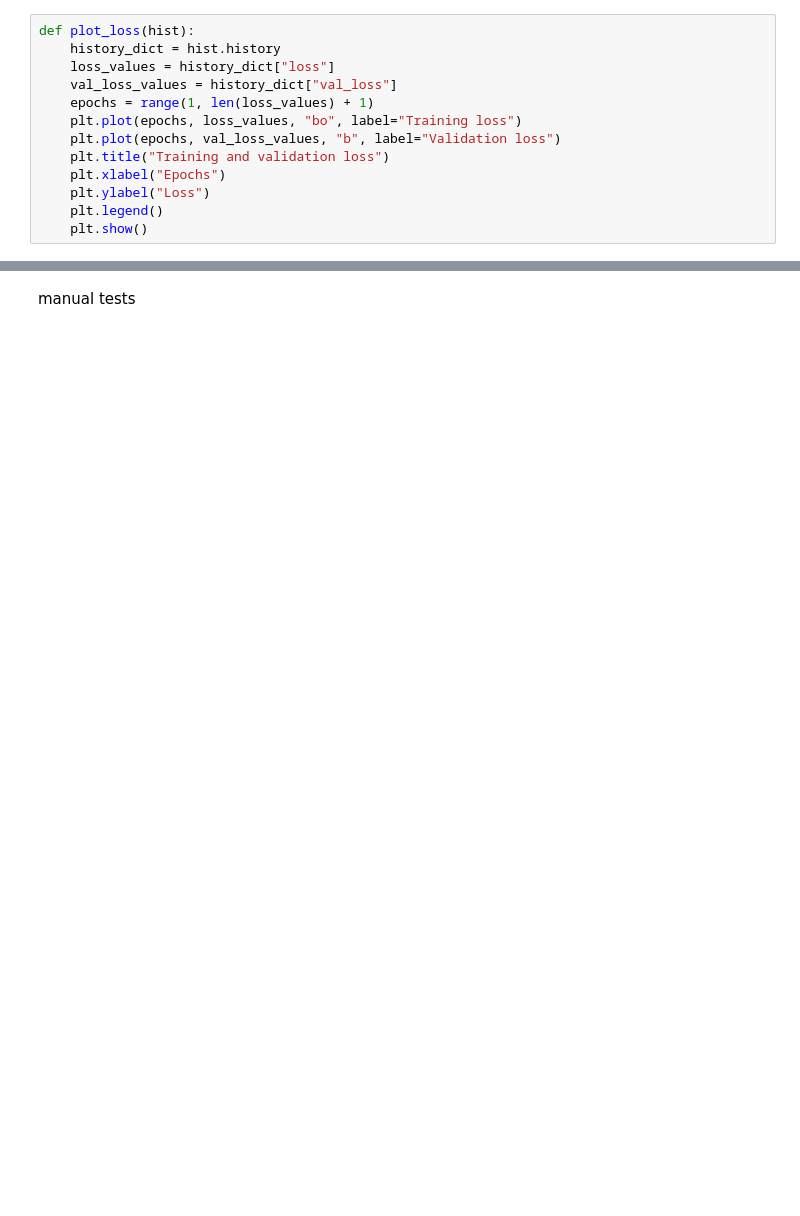
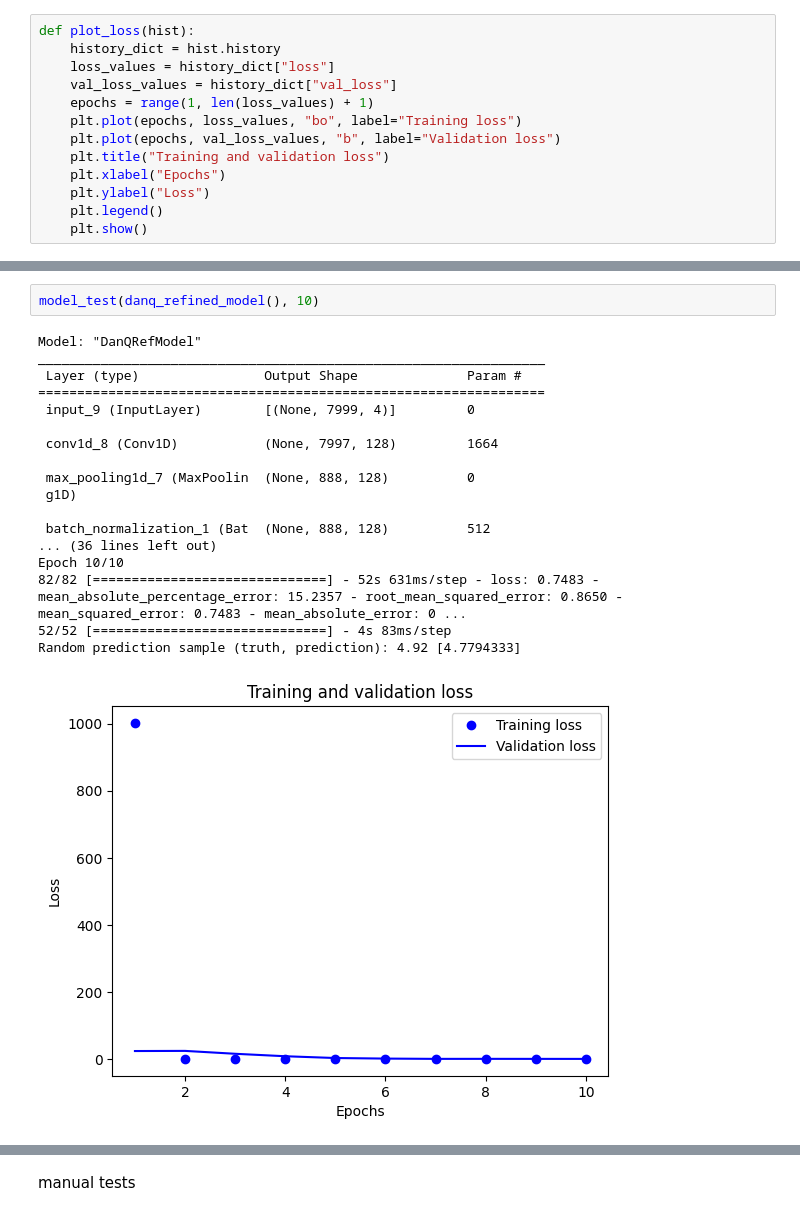
Before and after one commit to bleuchien/PTR-augur, a Jupyter notebook: notebooks/neuralnet.ipynb, the cells around one changed output, grey strips where cells are left out. Saved outputs shown, nothing was run; the diff lists cells and outputs as text; blank space fills up the shorter version.

```diff
--- a/notebooks/neuralnet.ipynb
+++ b/notebooks/neuralnet.ipynb
@@ -293 +410,22 @@ model_test(danq_model)
+# %%
+model_test(danq_refined_model(), 10)
+# %% [output]
+Model: "DanQRefModel"
+_________________________________________________________________
+ Layer (type)                Output Shape              Param #
+=================================================================
+ input_9 (InputLayer)        [(None, 7999, 4)]         0
+
+ conv1d_8 (Conv1D)           (None, 7997, 128)         1664
+
+ max_pooling1d_7 (MaxPoolin  (None, 888, 128)          0
+ g1D)
+
+ batch_normalization_1 (Bat  (None, 888, 128)          512
+... (36 lines left out)
+Epoch 10/10
+82/82 [==============================] - 52s 631ms/step - loss: 0.7483 - mean_absolute_percentage_error: 15.2357 - root_mean_squared_error: 0.8650 - mean_squared_error: 0.7483 - mean_absolute_error: 0 ...
+52/52 [==============================] - 4s 83ms/step
+Random prediction sample (truth, prediction): 4.92 [4.7794333]
+[figure, added]
 # %%
```
Also changed, not shown: parts of 20 cells of this notebook.
